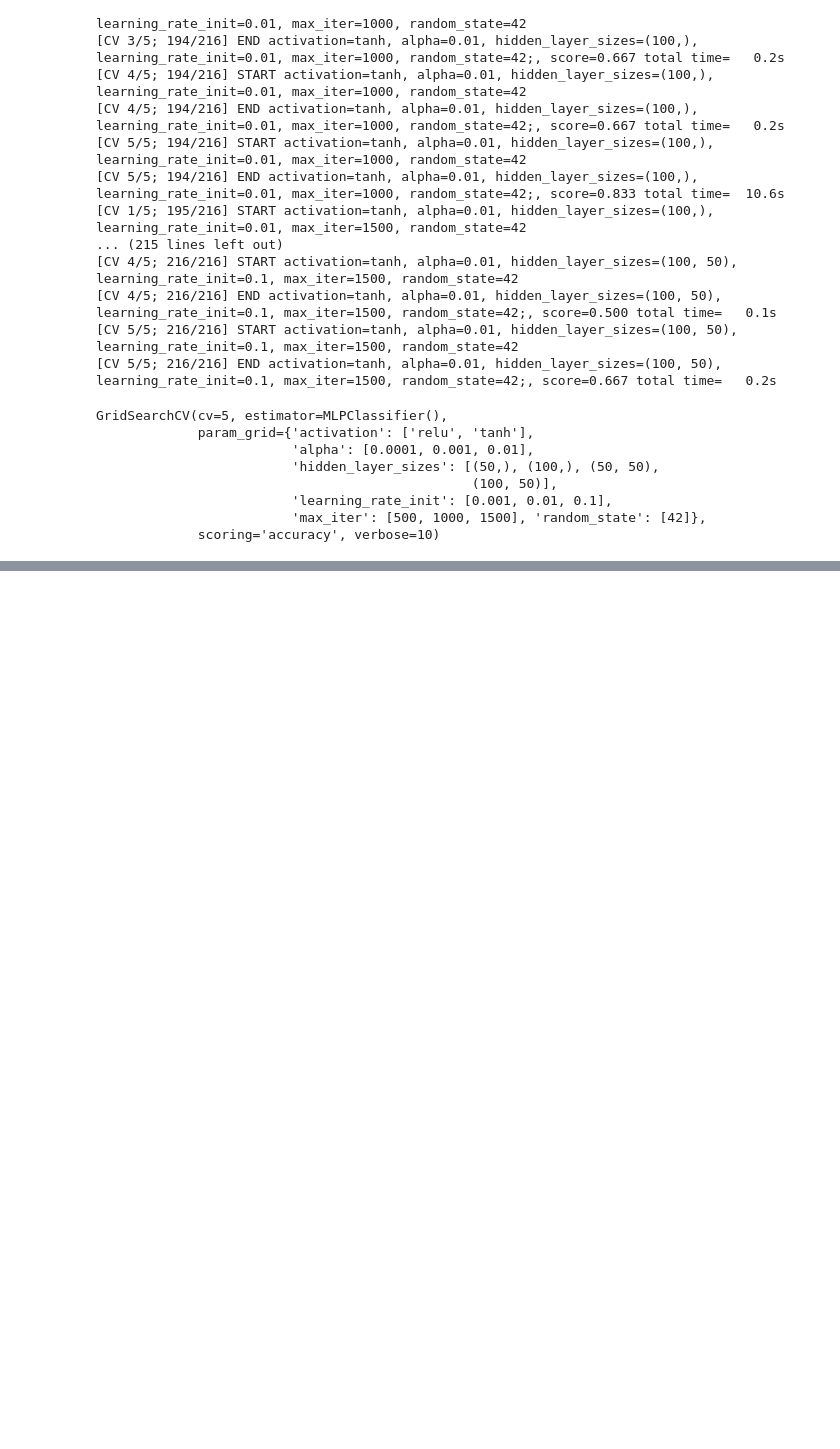
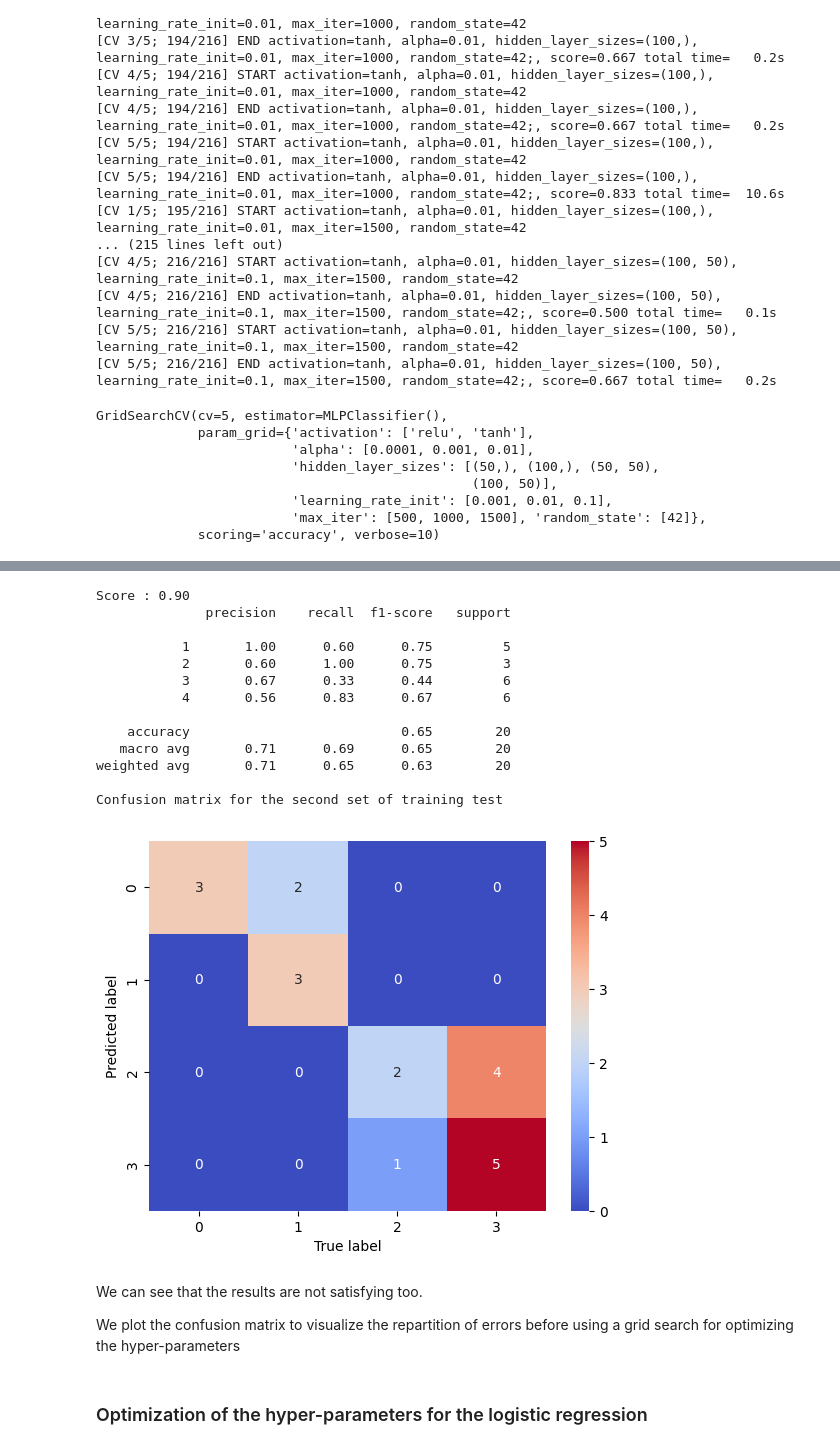
Before and after one commit to Hayvo/ap_miniproj, a Jupyter notebook: Gliome.ipynb, the cells around one changed output, grey strips where cells are left out. Drawn from its saved outputs; the diff is of its cells as text; code cells hidden in the pictures; blank space fills up the shorter version.

```diff
--- a/Gliome.ipynb
+++ b/Gliome.ipynb
@@ -428,0 +517,36 @@ Accuracy: 0.925
+# %%
+knn = KNeighborsClassifier(n_neighbors=4)
+knn.fit(X_train_2,y_train_2)
+print(f"Score : {KNeighborsClassifier.score(knn,X_train_2,y_train_2):.2f}")
+preds2 = knn.predict(X_test_2)
+
+#Evaluation of the classifier
+report = metrics.classification_report(y_true=y_test_2, y_pred=preds2)
+print(report)
+print(f"Confusion matrix for the second set of training test")
+cm = metrics.confusion_matrix(y_true=y_test_2, y_pred=preds2)
+ax = sns.heatmap(cm, cmap='coolwarm', annot=cm)
+ax.set_xlabel('True label')
+ax.set_ylabel('Predicted label')
+plt.show()
+# %% [output]
+Score : 0.90
+              precision    recall  f1-score   support
+
+           1       1.00      0.60      0.75         5
+           2       0.60      1.00      0.75         3
+           3       0.67      0.33      0.44         6
+           4       0.56      0.83      0.67         6
+
+    accuracy                           0.65        20
+   macro avg       0.71      0.69      0.65        20
+weighted avg       0.71      0.65      0.63        20
+
+Confusion matrix for the second set of training test
+[figure, added]
+# %% [markdown]
+We can see that the results are not satisfying too.
+
+We plot the confusion matrix to visualize the repartition of errors before using a grid search for optimizing the hyper-parameters
+# %% [markdown]
+### Optimization of the hyper-parameters for the logistic regression ###
```
Also changed, not shown: parts of 16 cells of this notebook.
